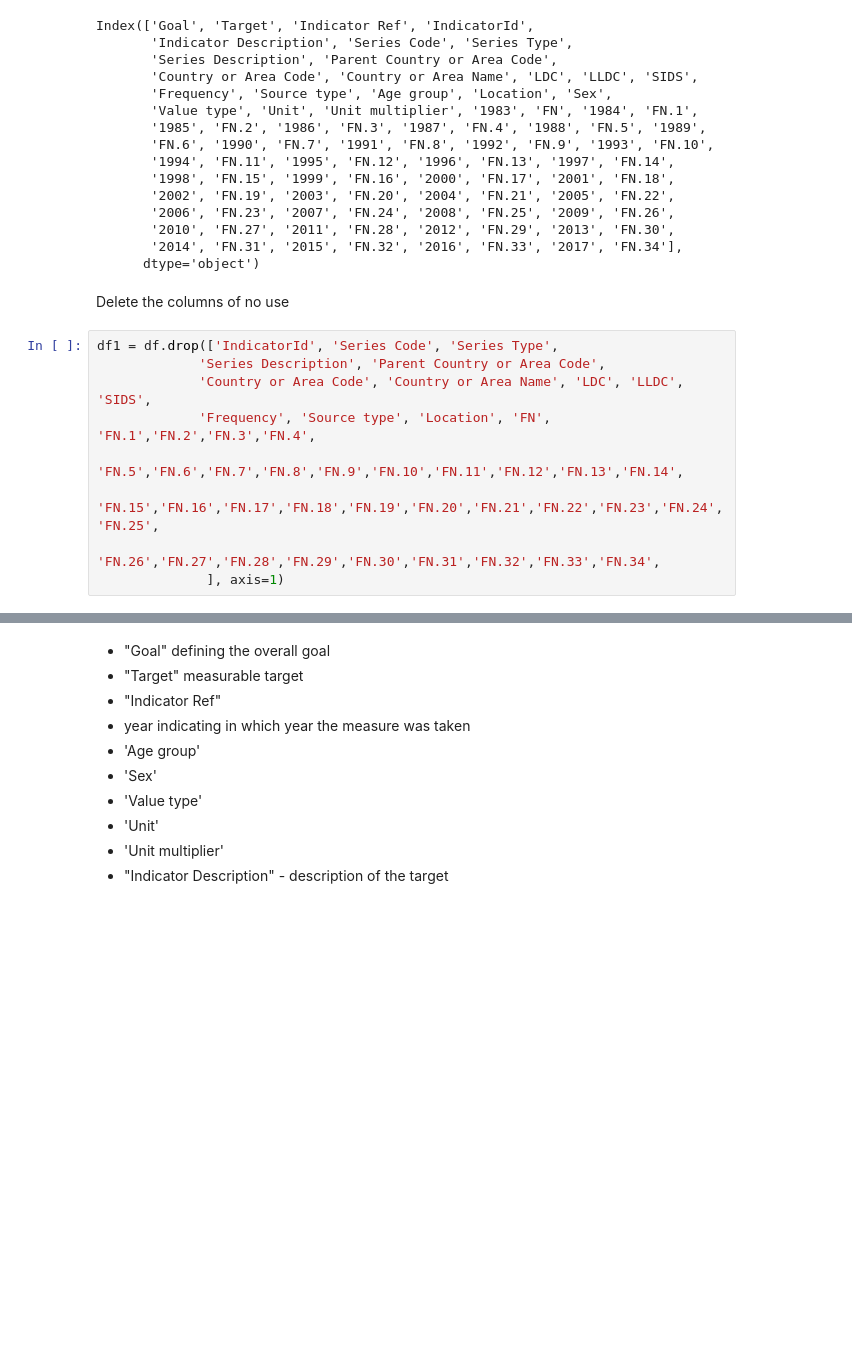
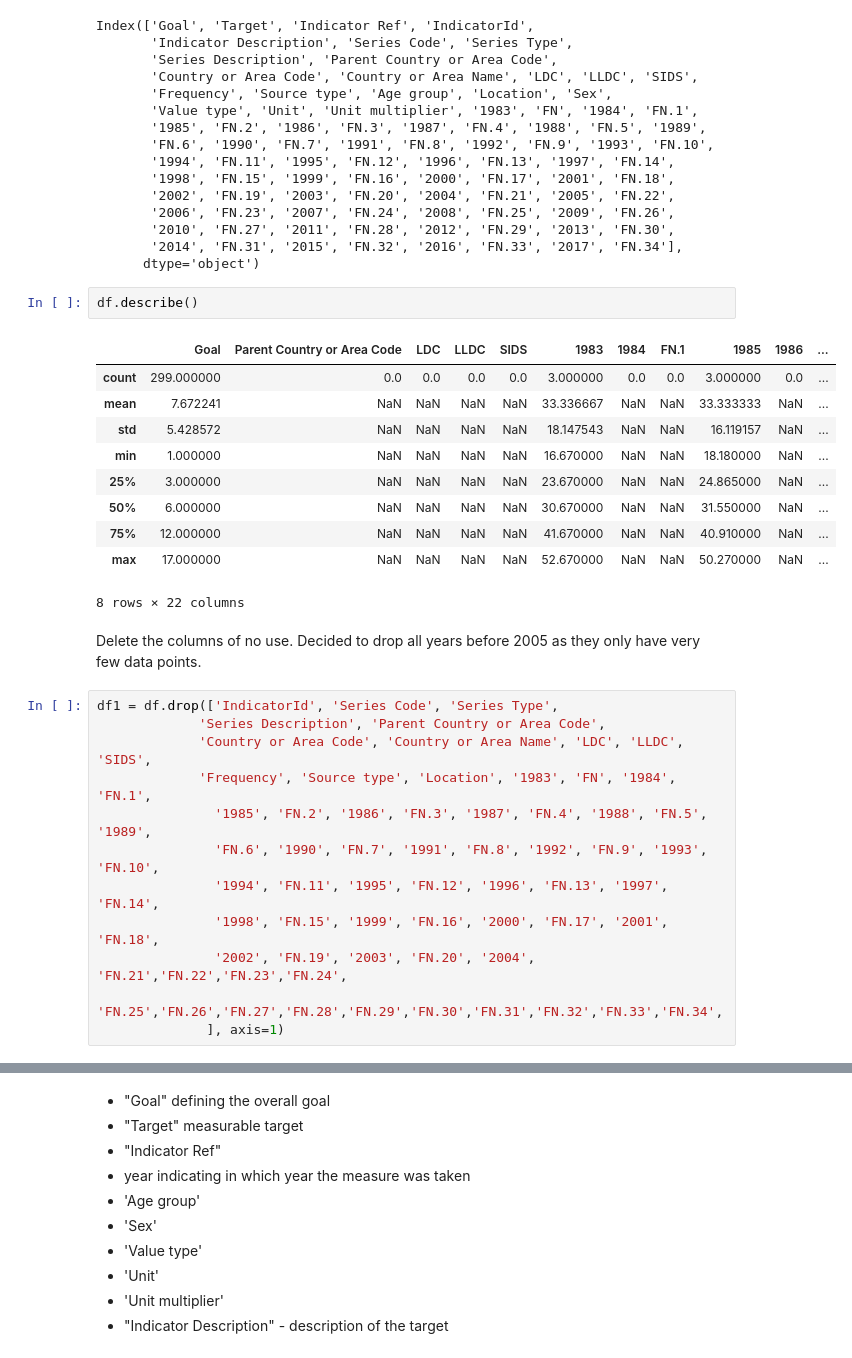
Before and after one commit to felix-laumann/MBML-SDG-targets, a Jupyter notebook: Data preprocessing and visualisation_GalinaFelix.ipynb, the cells around one changed output, grey strips where cells are left out. Saved outputs shown, nothing was run; the diff lists cells and outputs as text; blank space fills up the shorter version.

```diff
--- a/Data preprocessing and visualisation_GalinaFelix.ipynb
+++ b/Data preprocessing and visualisation_GalinaFelix.ipynb
@@ -56,16 +56,33 @@ Index(['Goal', 'Target', 'Indicator Ref', 'IndicatorId',
        '2010', 'FN.27', '2011', 'FN.28', '2012', 'FN.29', '2013', 'FN.30',
        '2014', 'FN.31', '2015', 'FN.32', '2016', 'FN.33', '2017', 'FN.34'],
       dtype='object')
-# %% [markdown]
-Delete the columns of no use
+# %%
+df.describe()
+# %% [output]
+|  | Goal | Parent Country or Area Code | LDC | LLDC | SIDS | 1983 | 1984 | FN.1 | 1985 | 1986 | ... |
+| count | 299.000000 | 0.0 | 0.0 | 0.0 | 0.0 | 3.000000 | 0.0 | 0.0 | 3.000000 | 0.0 | ... |
+| mean | 7.672241 | NaN | NaN | NaN | NaN | 33.336667 | NaN | NaN | 33.333333 | NaN | ... |
+| std | 5.428572 | NaN | NaN | NaN | NaN | 18.147543 | NaN | NaN | 16.119157 | NaN | ... |
+| min | 1.000000 | NaN | NaN | NaN | NaN | 16.670000 | NaN | NaN | 18.180000 | NaN | ... |
+| 25% | 3.000000 | NaN | NaN | NaN | NaN | 23.670000 | NaN | NaN | 24.865000 | NaN | ... |
+| 50% | 6.000000 | NaN | NaN | NaN | NaN | 30.670000 | NaN | NaN | 31.550000 | NaN | ... |
+| 75% | 12.000000 | NaN | NaN | NaN | NaN | 41.670000 | NaN | NaN | 40.910000 | NaN | ... |
+| max | 17.000000 | NaN | NaN | NaN | NaN | 52.670000 | NaN | NaN | 50.270000 | NaN | ... |
+8 rows × 22 columns
+# %% [markdown]
+Delete the columns of no use.
+Decided to drop all years before 2005 as they only have very few data points.
 # %%
 df1 = df.drop(['IndicatorId', 'Series Code', 'Series Type',
              'Series Description', 'Parent Country or Area Code',
              'Country or Area Code', 'Country or Area Name', 'LDC', 'LLDC', 'SIDS',
-             'Frequency', 'Source type', 'Location', 'FN', 'FN.1','FN.2','FN.3','FN.4',
-             'FN.5','FN.6','FN.7','FN.8','FN.9','FN.10','FN.11','FN.12','FN.13','FN.14',
-             'FN.15','FN.16','FN.17','FN.18','FN.19','FN.20','FN.21','FN.22','FN.23','FN.24','FN.25',
-             'FN.26','FN.27','FN.28','FN.29','FN.30','FN.31','FN.32','FN.33','FN.34',
+             'Frequency', 'Source type', 'Location', '1983', 'FN', '1984', 'FN.1',
+               '1985', 'FN.2', '1986', 'FN.3', '1987', 'FN.4', '1988', 'FN.5', '1989',
+               'FN.6', '1990', 'FN.7', '1991', 'FN.8', '1992', 'FN.9', '1993', 'FN.10',
+               '1994', 'FN.11', '1995', 'FN.12', '1996', 'FN.13', '1997', 'FN.14',
+               '1998', 'FN.15', '1999', 'FN.16', '2000', 'FN.17', '2001', 'FN.18',
+               '2002', 'FN.19', '2003', 'FN.20', '2004', 'FN.21','FN.22','FN.23','FN.24',
+               'FN.25','FN.26','FN.27','FN.28','FN.29','FN.30','FN.31','FN.32','FN.33','FN.34',
               ], axis=1)
 # %%
 df1.head(100)
```
Also changed, not shown: parts of 20 cells of this notebook, 1 other file.
